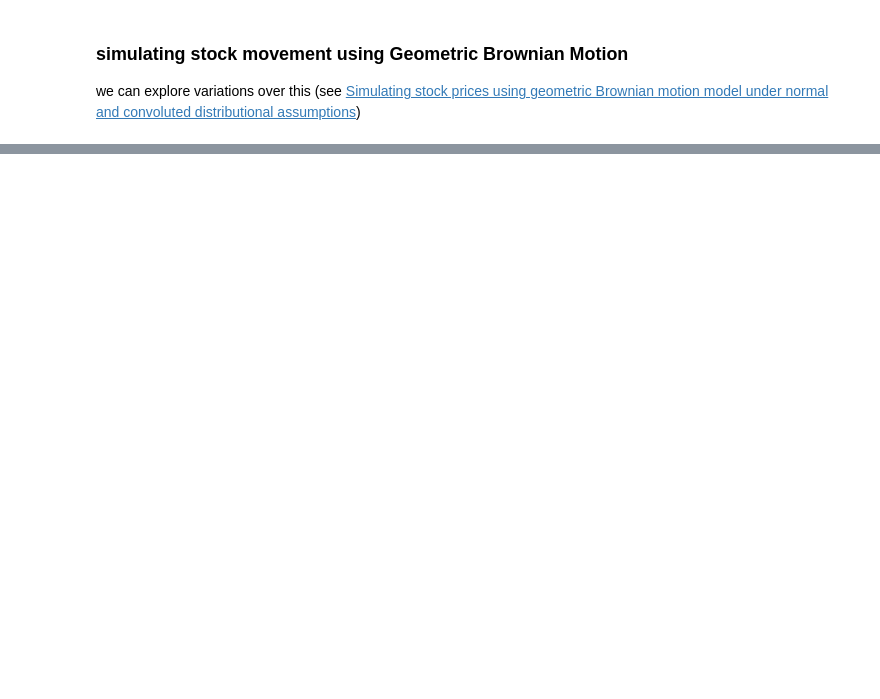
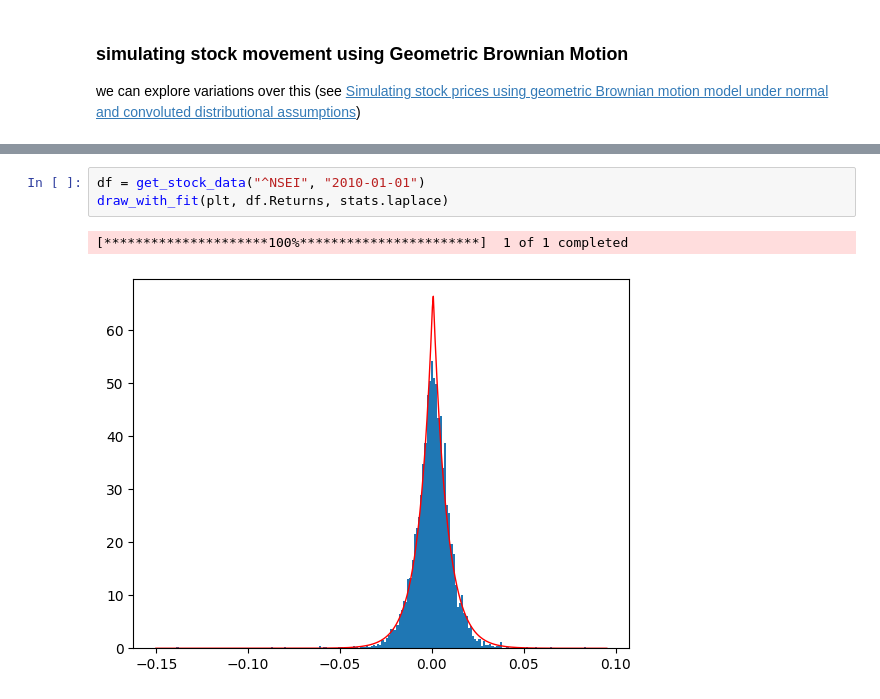
Before and after one commit to borishangh/ml_vs_baseline_reits, a Jupyter notebook: modelling_movement.ipynb, the cells around one changed output, grey strips where cells are left out. Drawn from its saved outputs; the diff is of its cells as text; blank space fills up the shorter version.

```diff
--- a/modelling_movement.ipynb
+++ b/modelling_movement.ipynb
@@ -59,0 +85,6 @@ plt.show()
+# %%
+df = get_stock_data("^NSEI", "2010-01-01")
+draw_with_fit(plt, df.Returns, stats.laplace)
+# %% [output]
+[*********************100%***********************]  1 of 1 completed
+[figure, added]
```
Also changed, not shown: parts of 14 cells of this notebook, 3 other files.
